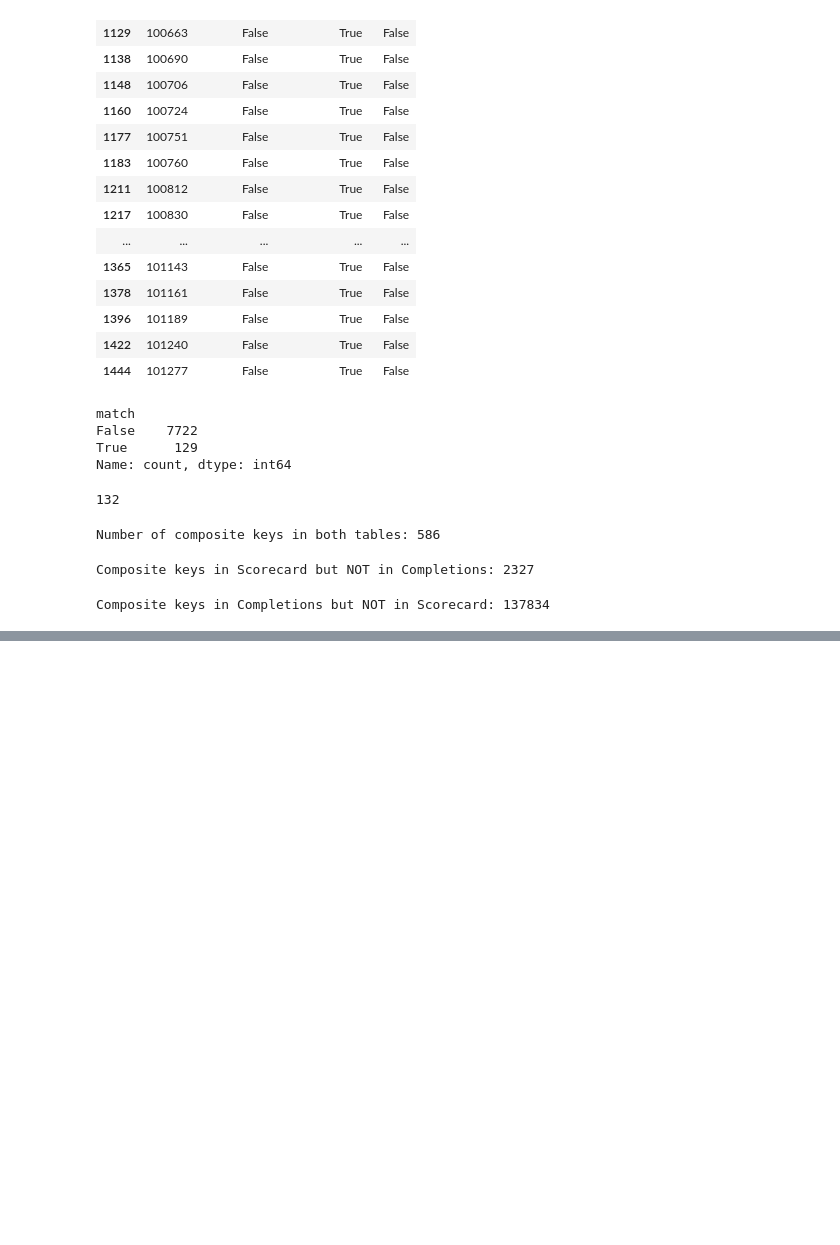
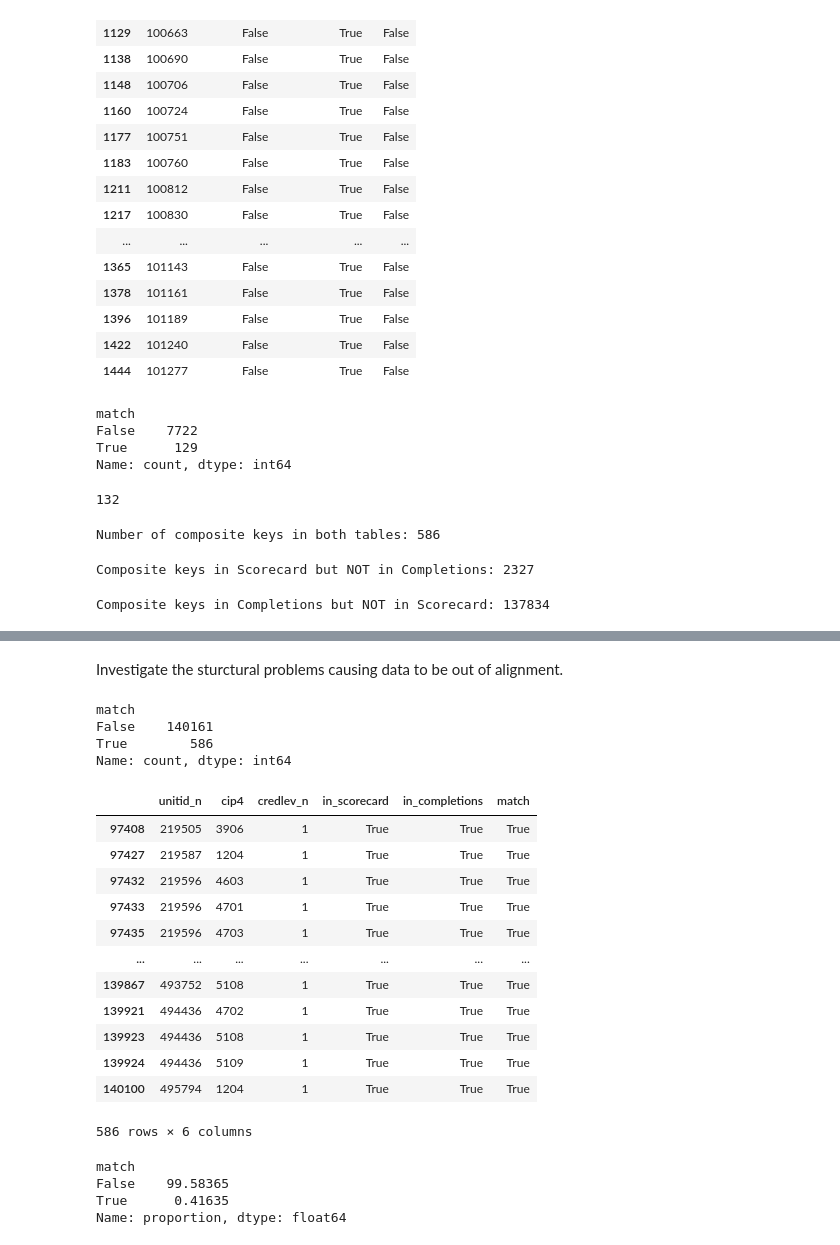
Before and after one commit to DSVaughan266/capstone_da16_python, a Jupyter notebook: notebooks/composite_key.ipynb, the cells around one changed output, grey strips where cells are left out. Cells and saved outputs as stored; diff of their text form; code cells hidden in the pictures; blank space fills up the shorter version.

```diff
--- a/notebooks/composite_key.ipynb
+++ b/notebooks/composite_key.ipynb
@@ -101,0 +121,29 @@ Composite keys in Completions but NOT in Scorecard: 137834
+# %% [markdown]
+Investigate the sturctural problems causing data to be out of alignment.
+# %%
+# Select only the structural columns
+scorecard_keys_df = scorecard_tn_export[['unitid_n', 'cip4', 'credlev_n']].drop_duplicates()
+completions_keys_df = completions_cip4_agg[['unitid_n', 'cip4', 'credlev_n']].drop_duplicates()
+# %%
+# Create a flag for presence in the df
+scorecard_keys_df['in_scorecard'] = True
+completions_keys_df['in_completions'] = True
+# %%
+# Full Outer Join for diagnosis
+program_cross = scorecard_keys_df.merge(
+    completions_keys_df,
+    on=['unitid_n', 'cip4', 'credlev_n'],
+    how='outer'
+)
+# %%
+# Add match flag
+program_cross['match'] = (
+    program_cross['in_scorecard'] & program_cross['in_completions']
+)
+# %%
+program_cross['match'].value_counts()
+# %% [output]
+match
+False    140161
+True        586
+Name: count, dtype: int64
@@ -101,0 +158,25 @@ Composite keys in Completions but NOT in Scorecard: 137834
+# %%
+matched_programs = program_cross[program_cross['match']]
+matched_programs
+# %% [output]
+|  | unitid_n | cip4 | credlev_n | in_scorecard | in_completions | match |
+| 97408 | 219505 | 3906 | 1 | True | True | True |
+| 97427 | 219587 | 1204 | 1 | True | True | True |
+| 97432 | 219596 | 4603 | 1 | True | True | True |
+| 97433 | 219596 | 4701 | 1 | True | True | True |
+| 97435 | 219596 | 4703 | 1 | True | True | True |
+| ... | ... | ... | ... | ... | ... | ... |
+| 139867 | 493752 | 5108 | 1 | True | True | True |
+| 139921 | 494436 | 4702 | 1 | True | True | True |
+| 139923 | 494436 | 5108 | 1 | True | True | True |
+| 139924 | 494436 | 5109 | 1 | True | True | True |
+| 140100 | 495794 | 1204 | 1 | True | True | True |
+586 rows × 6 columns
+# %%
+summary_pct = program_cross['match'].value_counts(normalize=True) * 100
+summary_pct
+# %% [output]
+match
+False    99.58365
+True      0.41635
+Name: proportion, dtype: float64
```
Also changed, not shown: parts of 12 cells of this notebook, 6 other files.
